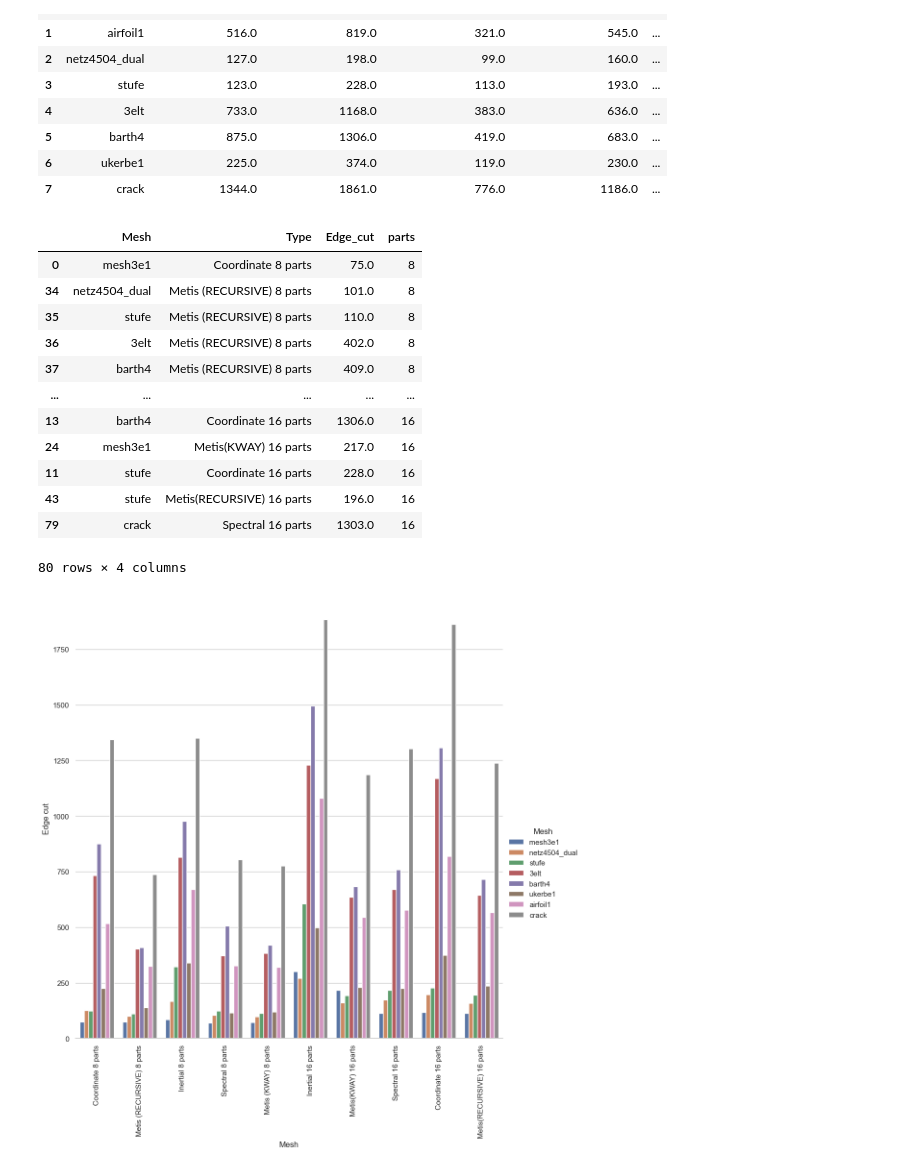
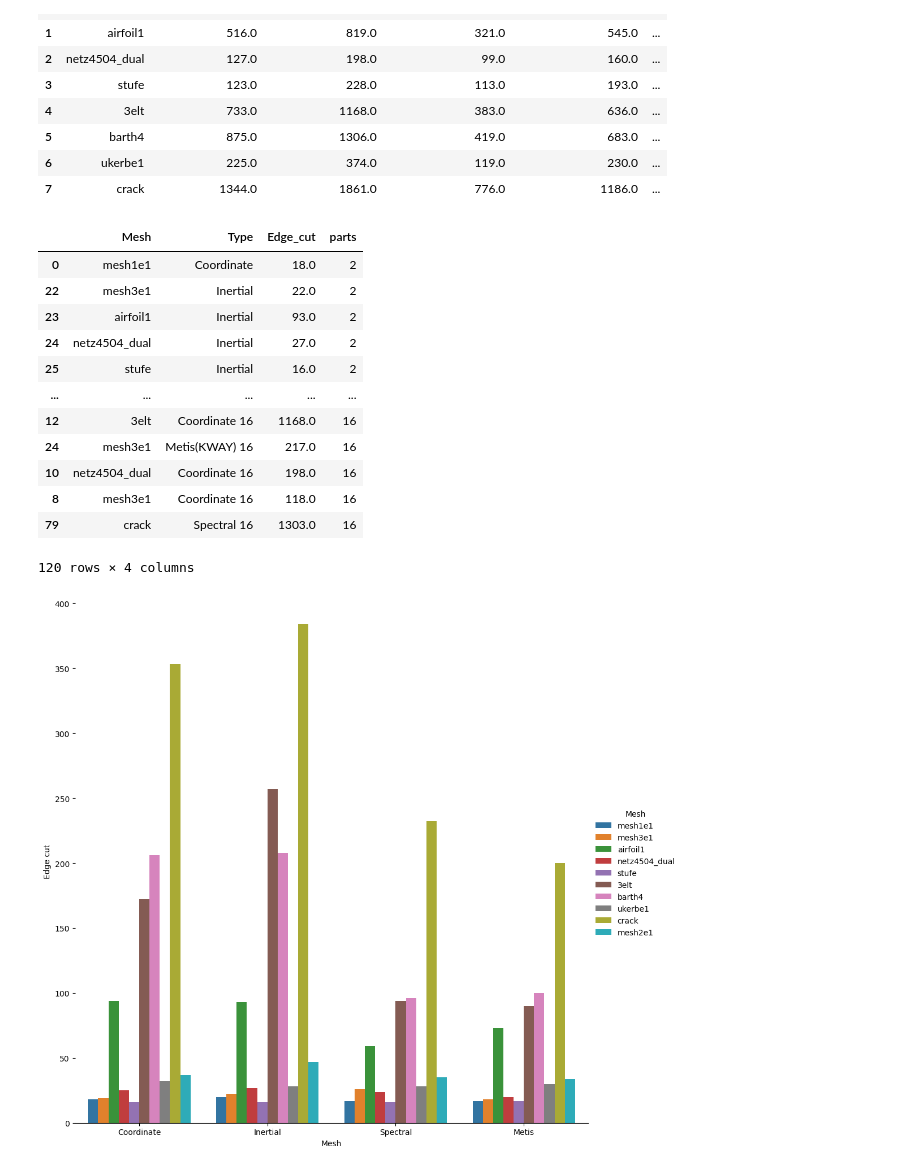
Before and after one commit to benedict-armstrong/hpc, a Jupyter notebook: project06/code/graph_part/plot_data.ipynb, the cells around one changed output. Cells and saved outputs as stored; diff of their text form; code cells hidden in the pictures.

```diff
--- a/project06/code/graph_part/plot_data.ipynb
+++ b/project06/code/graph_part/plot_data.ipynb
@@ -122,7 +122,7 @@ df_2 = df_2.melt(id_vars=["Mesh"], var_name="Type", value_name="Edge_cut")
 
 # combine dfs
 
-df = pd.concat([df_2])
+df = pd.concat([df_1, df_2])
 
 # make Edge_cut numeric
 df["Edge_cut"] = pd.to_numeric(df["Edge_cut"])
@@ -134,6 +134,8 @@ df = df.dropna(subset=["Edge_cut"])
 # find number in string Type (if no number is found, return 0)
 df["parts"] = df["Type"].str.extract(r'(\d+)').fillna(2).astype(int)
 
+# remove " parts" from all values in column Type
+df["Type"] = df["Type"].str.replace(" parts", "")
 
 # sort by parts and Mesh
 df = df.sort_values(by=["parts"])
@@ -141,37 +143,37 @@ df = df.sort_values(by=["parts"])
 df
 # %% [output]
 |  | Mesh | Type | Edge_cut | parts |
-| 0 | mesh3e1 | Coordinate 8 parts | 75.0 | 8 |
-| 34 | netz4504_dual | Metis (RECURSIVE) 8 parts | 101.0 | 8 |
-| 35 | stufe | Metis (RECURSIVE) 8 parts | 110.0 | 8 |
-| 36 | 3elt | Metis (RECURSIVE) 8 parts | 402.0 | 8 |
-| 37 | barth4 | Metis (RECURSIVE) 8 parts | 409.0 | 8 |
+| 0 | mesh1e1 | Coordinate | 18.0 | 2 |
+| 22 | mesh3e1 | Inertial | 22.0 | 2 |
+| 23 | airfoil1 | Inertial | 93.0 | 2 |
+| 24 | netz4504_dual | Inertial | 27.0 | 2 |
+| 25 | stufe | Inertial | 16.0 | 2 |
 | ... | ... | ... | ... | ... |
-| 13 | barth4 | Coordinate 16 parts | 1306.0 | 16 |
-| 24 | mesh3e1 | Metis(KWAY) 16 parts | 217.0 | 16 |
-| 11 | stufe | Coordinate 16 parts | 228.0 | 16 |
-| 43 | stufe | Metis(RECURSIVE) 16 parts | 196.0 | 16 |
-| 79 | crack | Spectral 16 parts | 1303.0 | 16 |
+| 12 | 3elt | Coordinate 16 | 1168.0 | 16 |
+| 24 | mesh3e1 | Metis(KWAY) 16 | 217.0 | 16 |
+| 10 | netz4504_dual | Coordinate 16 | 198.0 | 16 |
+| 8 | mesh3e1 | Coordinate 16 | 118.0 | 16 |
+| 79 | crack | Spectral 16 | 1303.0 | 16 |
-80 rows × 4 columns
+120 rows × 4 columns
 # %%
 g = sns.catplot(
-    data=df,
+    data=df[df["parts"] <= 2],
     x="Type",
     y="Edge_cut",
     hue="Mesh",
     kind="bar",
     height=10,
 )
 
 g.despine(left=True)
 g.set_axis_labels("Mesh", "Edge cut")
 
 # set x labels to be vertical
-g.set_xticklabels(rotation=90)
+#g.set_xticklabels(rotation=90)
 
 # set y axis log
 # g.set(yscale="log")
 # save figure
-plt.savefig("../../report/plots/graph/bisection_recursive.svg")
+plt.savefig("../../report/plots/graph/bisection.svg")
 # %% [output]
-[figure, old version]
+[figure, new version]
```
Also changed, not shown: parts of 1 cell of this notebook, 9 other files.
